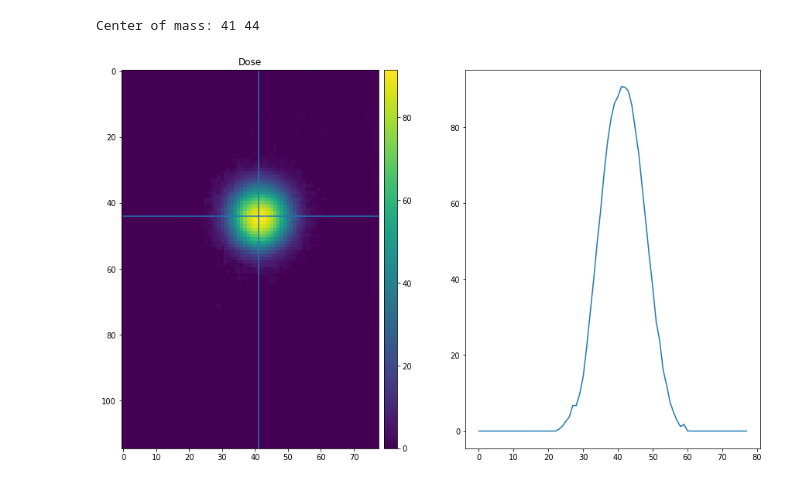
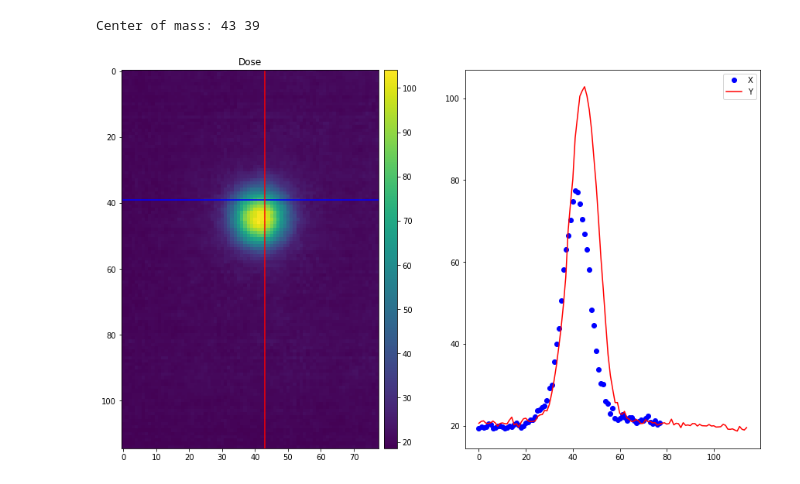
Before and after one commit to kerwann/Gafchromic_films, a Jupyter notebook: EBT3_ConvertToDoseClass.ipynb, the cells around one changed output. Drawn from its saved outputs; the diff is of its cells as text; code cells hidden in the pictures.

Commit message:
new file to calibrate EBT3 films
just the beginning...

```diff
--- a/EBT3_ConvertToDoseClass.ipynb
+++ b/EBT3_ConvertToDoseClass.ipynb
@@ -29,3 +18,28 @@ m_dosemax = 350.0 #cGy
+# %%
+# INPUT PARAMETERS #
+#m_filename = 'colli5_72dpi.tif'
+m_filename = 'colli5_72dpi.tif'
+
+# coefs R/B gray values:
+m_coefX6 = 171495   #x6
+m_coefX5 = -1191642  #x5
+m_coefX4 = 3444427   #x4
+m_coefX3 = -5304935  #x3
+m_coefX2 = 4596466   #x2
+m_coefX1 = -2128075  #x
+m_coefX0 = 412540   #
+
+"""# coefs R/B DO:
+m_coefX6 = 0   #x6
+m_coefX5 = 0  #x5
+m_coefX4 = 0   #x4
+m_coefX3 = 1774.1  #x3
+m_coefX2 = -3907.8   #x2
+m_coefX1 = 3276.7  #x
+m_coefX0 = -935.12   #"""
+
+
+m_dosemax = 350.0 #cGy
 # %%
 # GAFCHROMIC FILMS CLASS #
 
@@ -88,45 +133,49 @@ class GafchromicFilms:
 # %%
 # PLOTS THE DOSE IMAGE #
 
-coefs = [m_coefA, m_coefB, m_coefC, m_coefD]
+coefs = [m_coefX6, m_coefX5, m_coefX4, m_coefX3, m_coefX2, m_coefX1, m_coefX0]
 
 film = GafchromicFilms(m_filename)
-doseimg = film.convertToDose_polynome(coefs, m_dosemax)
+doseimg = film.convertToDose_polynomeLogRB(coefs, m_dosemax)
+doseimg = film.convertToDose_polynomeGreyValueRB(coefs, m_dosemax)
+#film.saveToTiff(doseimg, '')
 
 plt.rcParams['figure.figsize'] = (15,9)
 fig = plt.figure()
 gs = gridspec.GridSpec(1,2)
 
 ax1 = fig.add_subplot(gs[0])
 im1 = ax1.imshow(doseimg)#, cmap="Greys", vmin = 0, vmax = 100)
 ax1.set_title('Dose')
 #ax1.axes.get_xaxis().set_visible(False)
 #ax1.axes.get_yaxis().set_visible(False)
 ax1.axes.autoscale(False)
 
 com = ndimage.measurements.center_of_mass(doseimg[10:film.sizex-10,10:film.sizey-10])
 comx = int(com[1])+10
 comy = int(com[0])+10
 print("Center of mass:", comx, comy)
 
 linex = [0,film.sizex]
 liney = [comy,comy]
-line1 = plt.Line2D(linex, liney)
+line1 = plt.Line2D(linex, liney, color='b')
 ax1.add_line(line1)
 linex = [comx,comx]
 liney = [0,film.sizey]
-line2 = plt.Line2D(linex, liney)
+line2 = plt.Line2D(linex, liney, color='r')
 ax1.add_line(line2)
 
 ax2 = fig.add_subplot(gs[1])
-im2 = ax2.plot(doseimg[comy,:])
+im2 = ax2.plot(doseimg[comy,:], 'bo', label='X')
+im2 = ax2.plot(doseimg[:,comx], 'r-', label='Y')
+ax2.legend()
 
 try:
     divider1 = make_axes_locatable(ax1)
     cax1 = divider1.append_axes("right", size="5%", pad=0.1)
     plt.colorbar(im1, cax=cax1)
 except:
     print('Error displaying images side bars')
 # %% [output]
-Center of mass: 41 44
+Center of mass: 43 39
-[figure, old version]
+[figure, new version]
```
Also changed, not shown: parts of 2 cells of this notebook, 2 other files.
